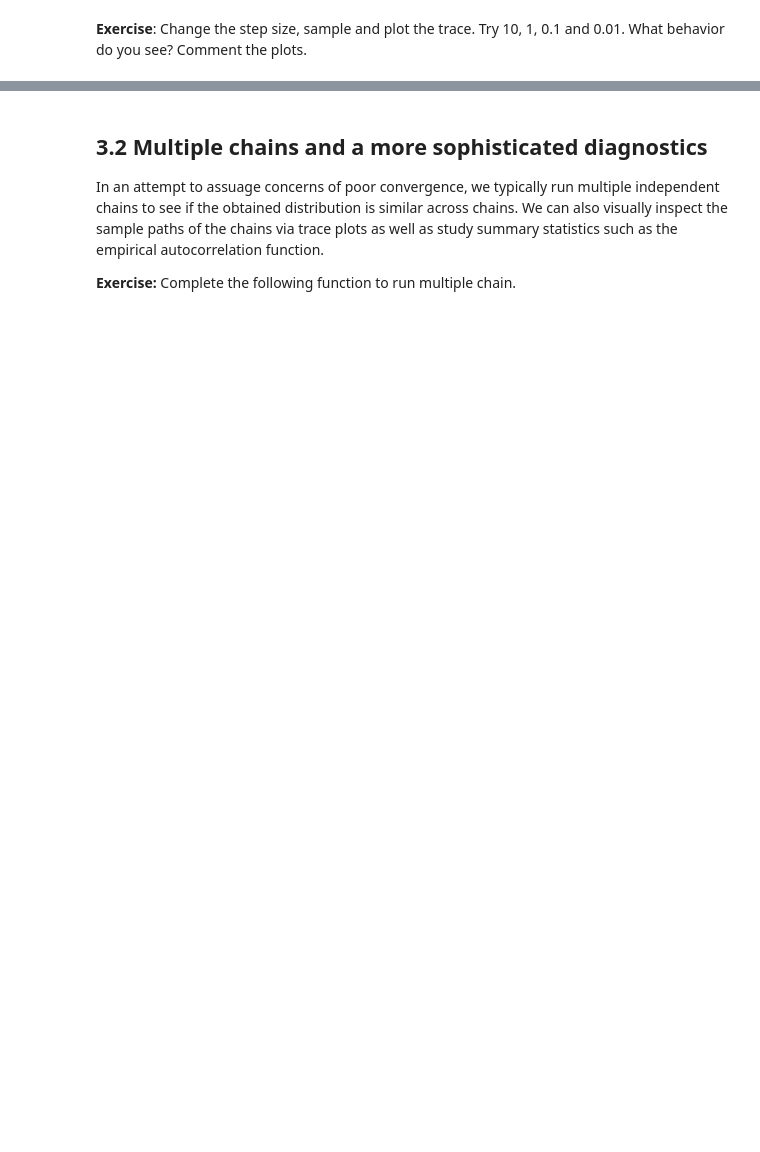
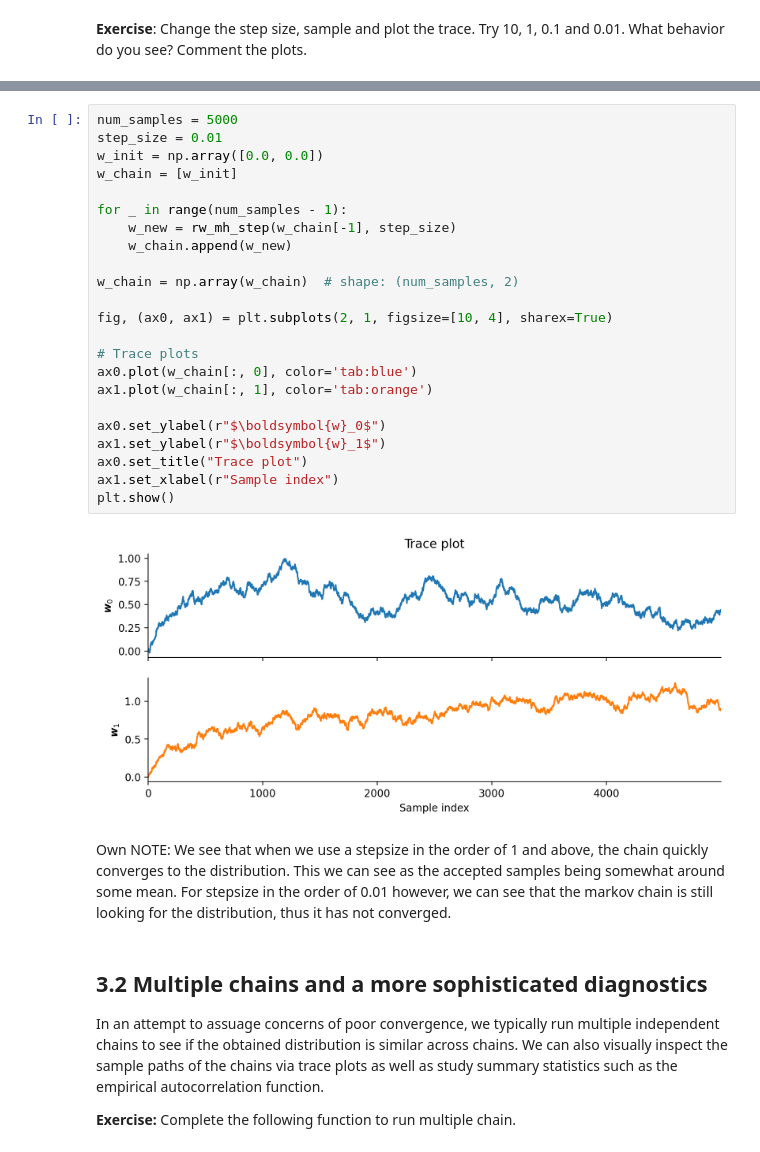
Before and after one commit to KristianHaaland/ASI, a Jupyter notebook: lab_week2/Bayesian_Logistic_Regression_MCMC.ipynb, the cells around one changed output, grey strips where cells are left out. Drawn from its saved outputs; the diff is of its cells as text; blank space fills up the shorter version.

```diff
--- a/lab_week2/Bayesian_Logistic_Regression_MCMC.ipynb
+++ b/lab_week2/Bayesian_Logistic_Regression_MCMC.ipynb
@@ -359,3 +363,30 @@ plt.show()
+# %%
+num_samples = 5000
+step_size = 0.01
+w_init = np.array([0.0, 0.0])
+w_chain = [w_init]
+
+for _ in range(num_samples - 1):
+    w_new = rw_mh_step(w_chain[-1], step_size)
+    w_chain.append(w_new)
+
+w_chain = np.array(w_chain)  # shape: (num_samples, 2)
+
+fig, (ax0, ax1) = plt.subplots(2, 1, figsize=[10, 4], sharex=True)
+
+# Trace plots
+ax0.plot(w_chain[:, 0], color='tab:blue')
+ax1.plot(w_chain[:, 1], color='tab:orange')
+
+ax0.set_ylabel(r"$\boldsymbol{w}_0$")
+ax1.set_ylabel(r"$\boldsymbol{w}_1$")
+ax0.set_title("Trace plot")
+ax1.set_xlabel(r"Sample index")
+plt.show()
+# %% [output]
+[figure, added]
+# %% [markdown]
+Own NOTE: We see that when we use a stepsize in the order of 1 and above, the chain quickly converges to the distribution. This we can see as the accepted samples being somewhat around some mean. For stepsize in the order of 0.01 however, we can see that the markov chain is still looking for the distribution, thus it has not converged.
 # %% [markdown]
 ## 3.2 Multiple chains and a more sophisticated diagnostics
 
```
Also changed, not shown: parts of 7 cells of this notebook.
